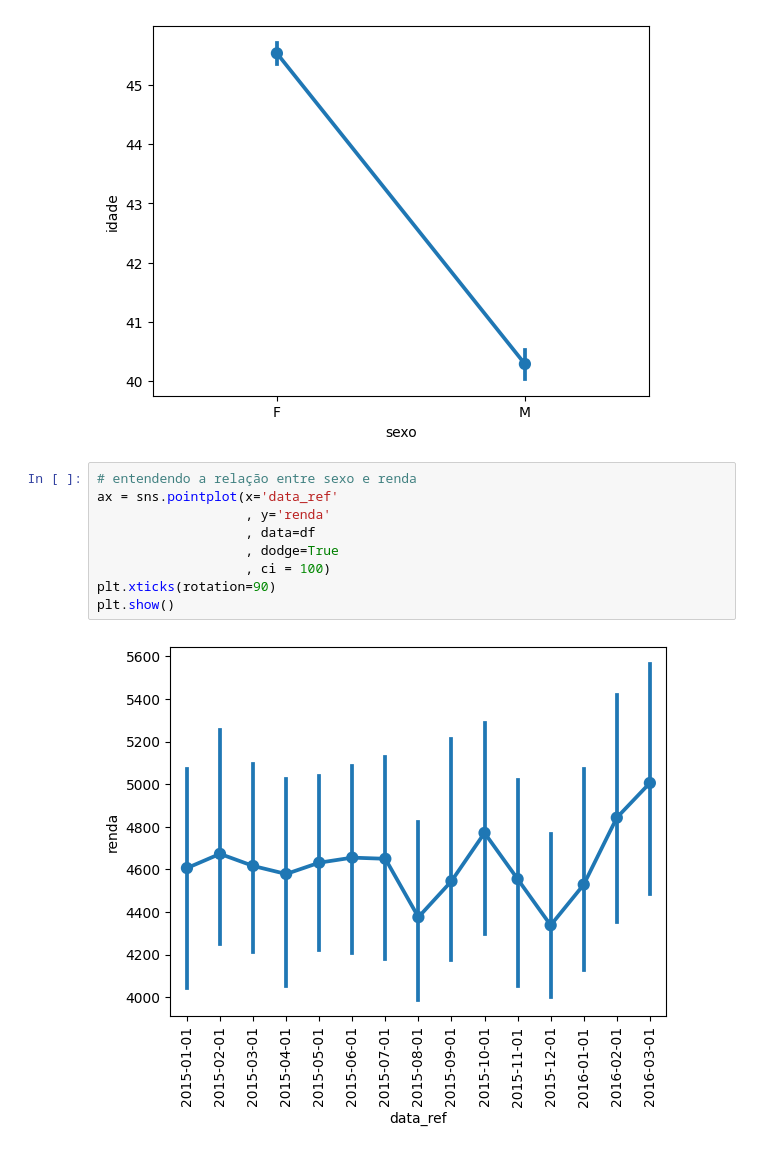
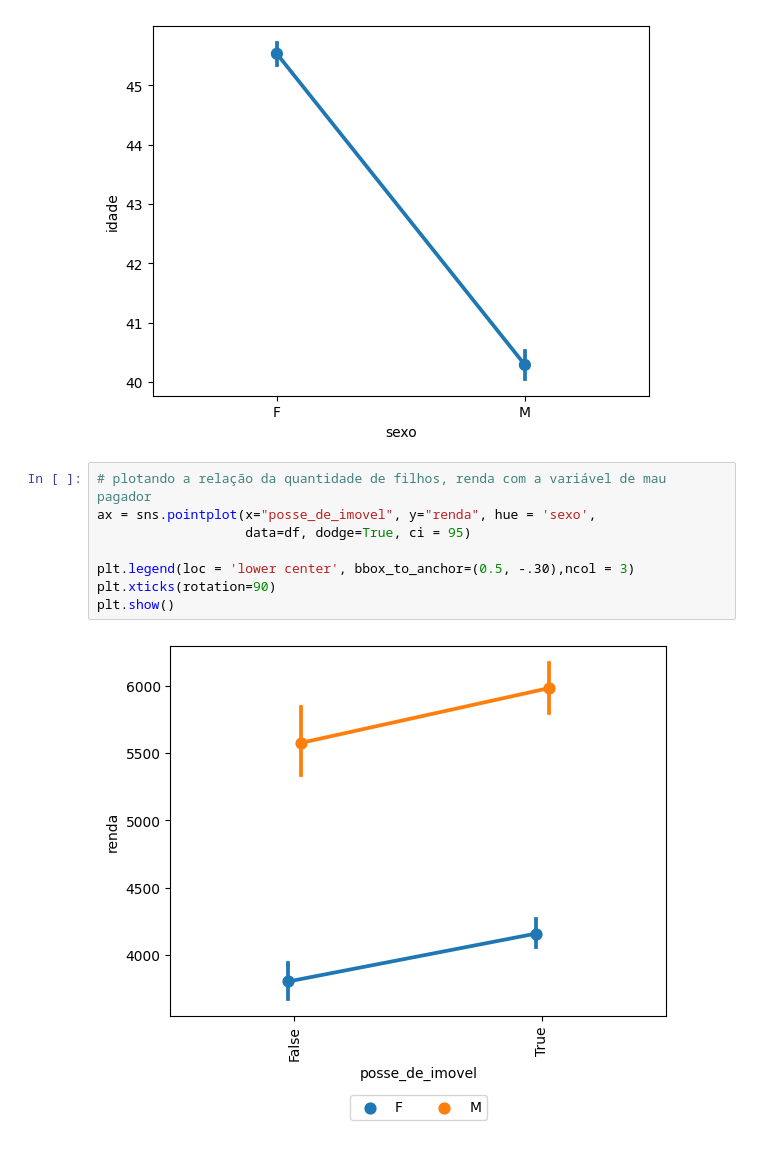
Before and after one commit to earapanos/DataScienceExcercises, a Jupyter notebook: ex015.ipynb, the cells around one changed output. Drawn from its saved outputs; the diff is of its cells as text.

```diff
--- a/ex015.ipynb
+++ b/ex015.ipynb
@@ -81,15 +81,14 @@ ax = sns.pointplot(x='sexo'
 # %% [output]
 [figure]
 # %%
-# entendendo a relação entre sexo e renda
-ax = sns.pointplot(x='data_ref'
-                   , y='renda'
-                   , data=df
-                   , dodge=True
-                   , ci = 100)
+# plotando a relação da quantidade de filhos, renda com a variável de mau pagador
+ax = sns.pointplot(x="posse_de_imovel", y="renda", hue = 'sexo',
+                   data=df, dodge=True, ci = 95)
+
+plt.legend(loc = 'lower center', bbox_to_anchor=(0.5, -.30),ncol = 3)
 plt.xticks(rotation=90)
 plt.show()
 # %% [output]
-[figure, old version]
+[figure, new version]
 # %%
 # plotando a relação da quantidade de filhos, renda com a variável de mau pagador
```
Also changed, not shown: parts of 3 cells of this notebook.
